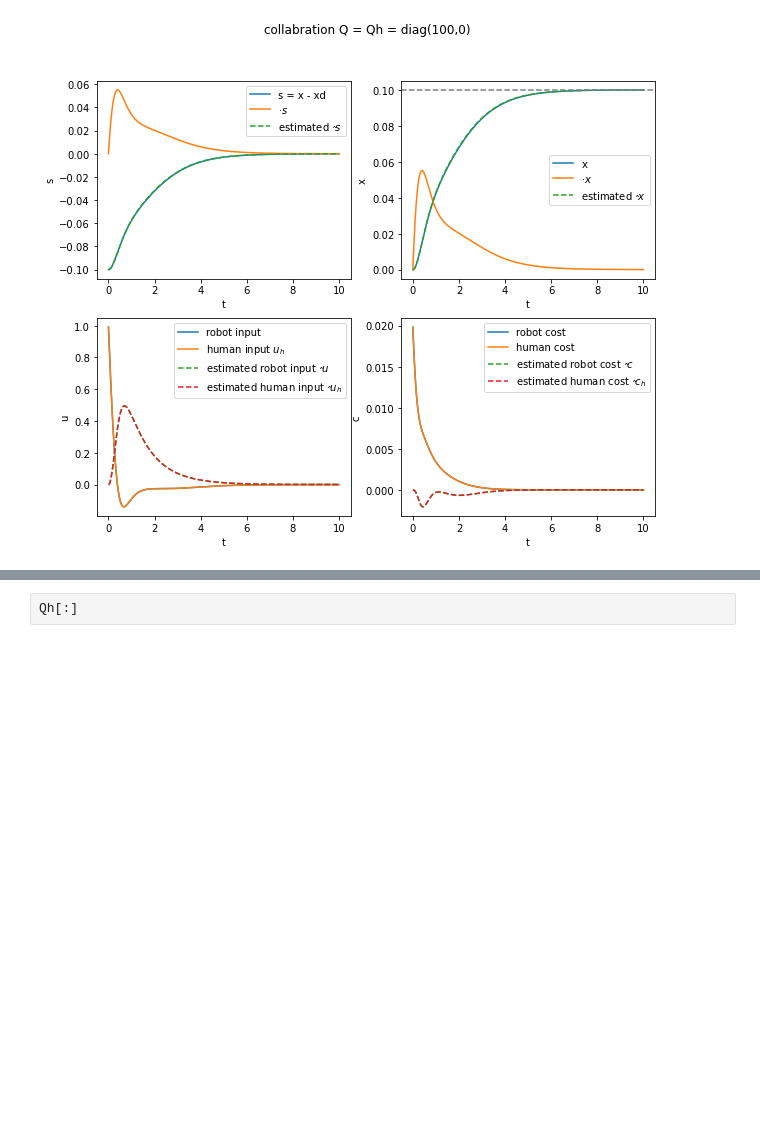
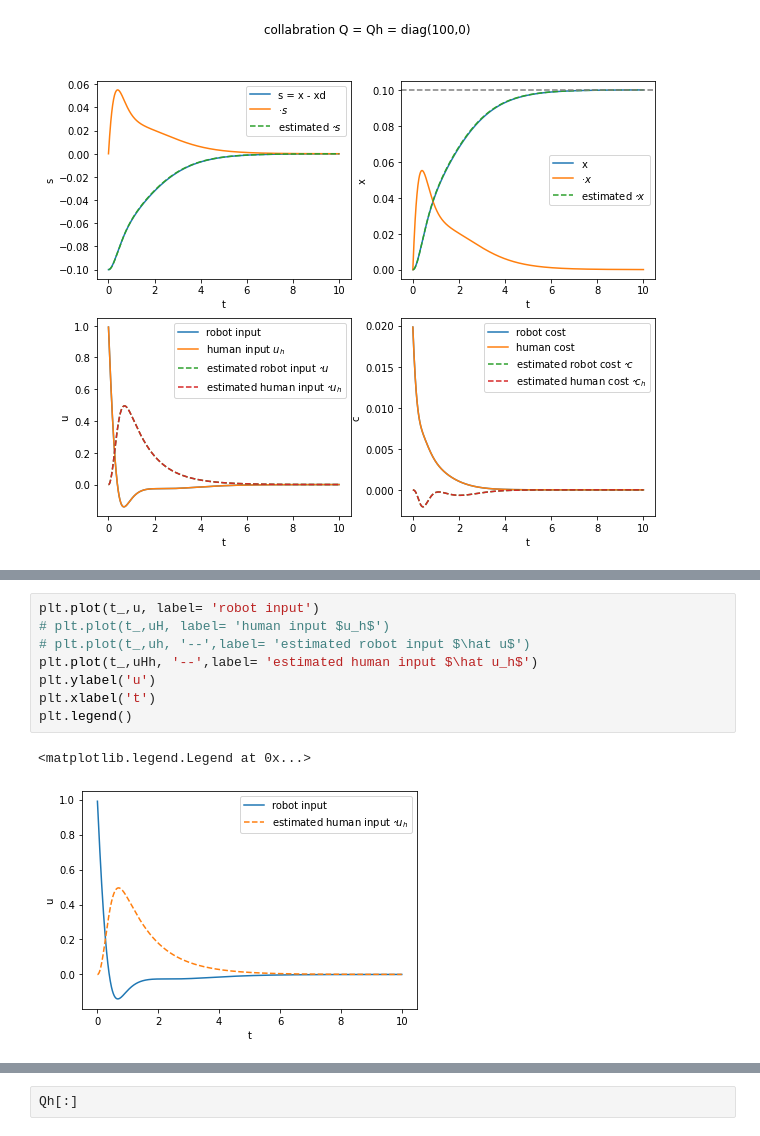
Before and after one commit to hachouuw/546-22Wi-OPT-AC, a Jupyter notebook: Paper_simulations.ipynb, the cells around one changed output, grey strips where cells are left out. Saved outputs shown, nothing was run; the diff lists cells and outputs as text; blank space fills up the shorter version.

```diff
--- a/Paper_simulations.ipynb
+++ b/Paper_simulations.ipynb
@@ -450,3 +461,14 @@ plt.show()
+# %%
+plt.plot(t_,u, label= 'robot input')
+# plt.plot(t_,uH, label= 'human input $u_h$')
+# plt.plot(t_,uh, '--',label= 'estimated robot input $\hat u$')
+plt.plot(t_,uHh, '--',label= 'estimated human input $\hat u_h$')
+plt.ylabel('u')
+plt.xlabel('t')
+plt.legend()
+# %% [output]
+<matplotlib.legend.Legend at 0x...>
+[figure, added]
 # %%
 plt.plot(t_,L[:,:,0], label= 'robot L (pos)')
 plt.plot(t_,LH[:,:,0], label= 'human L (pos)')
```
Also changed, not shown: parts of 3 cells of this notebook.
